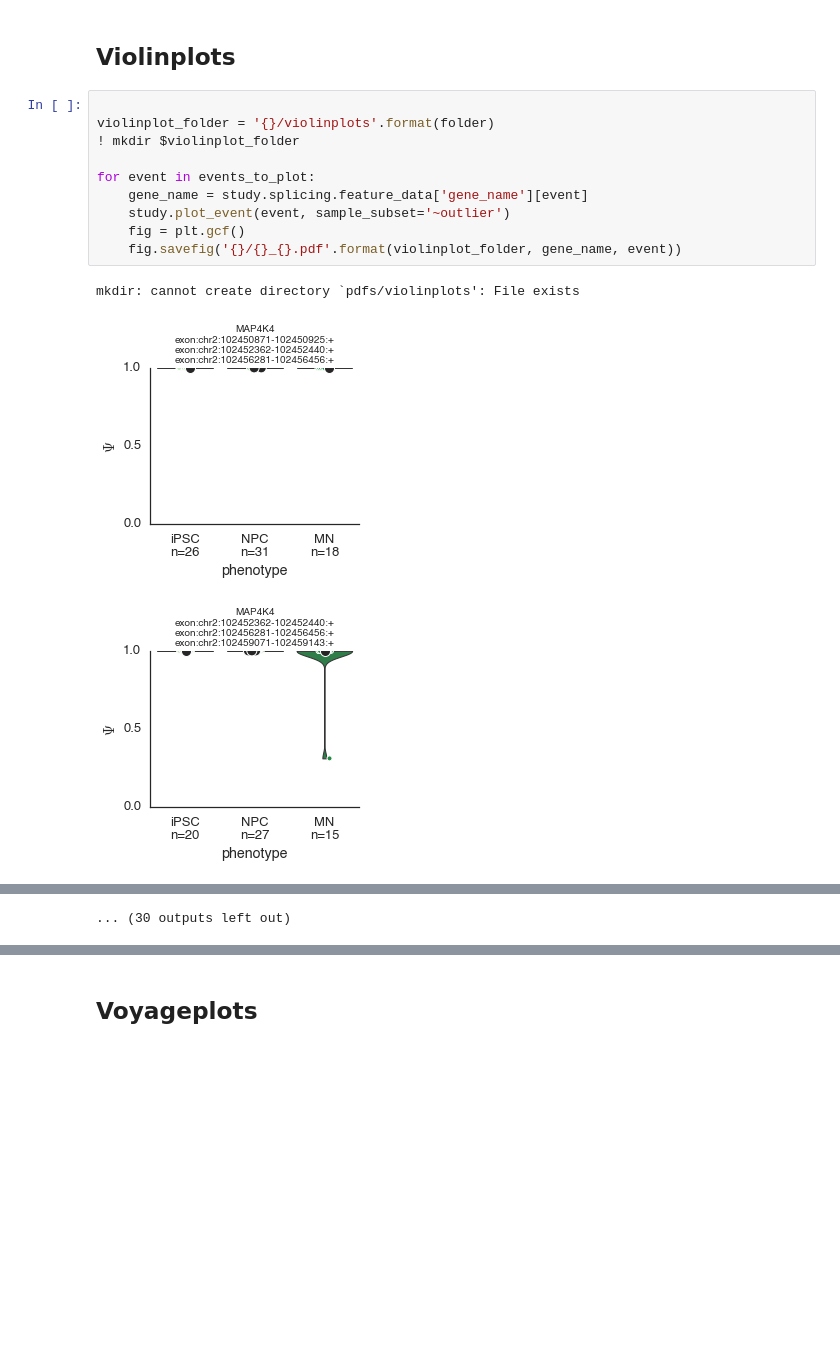
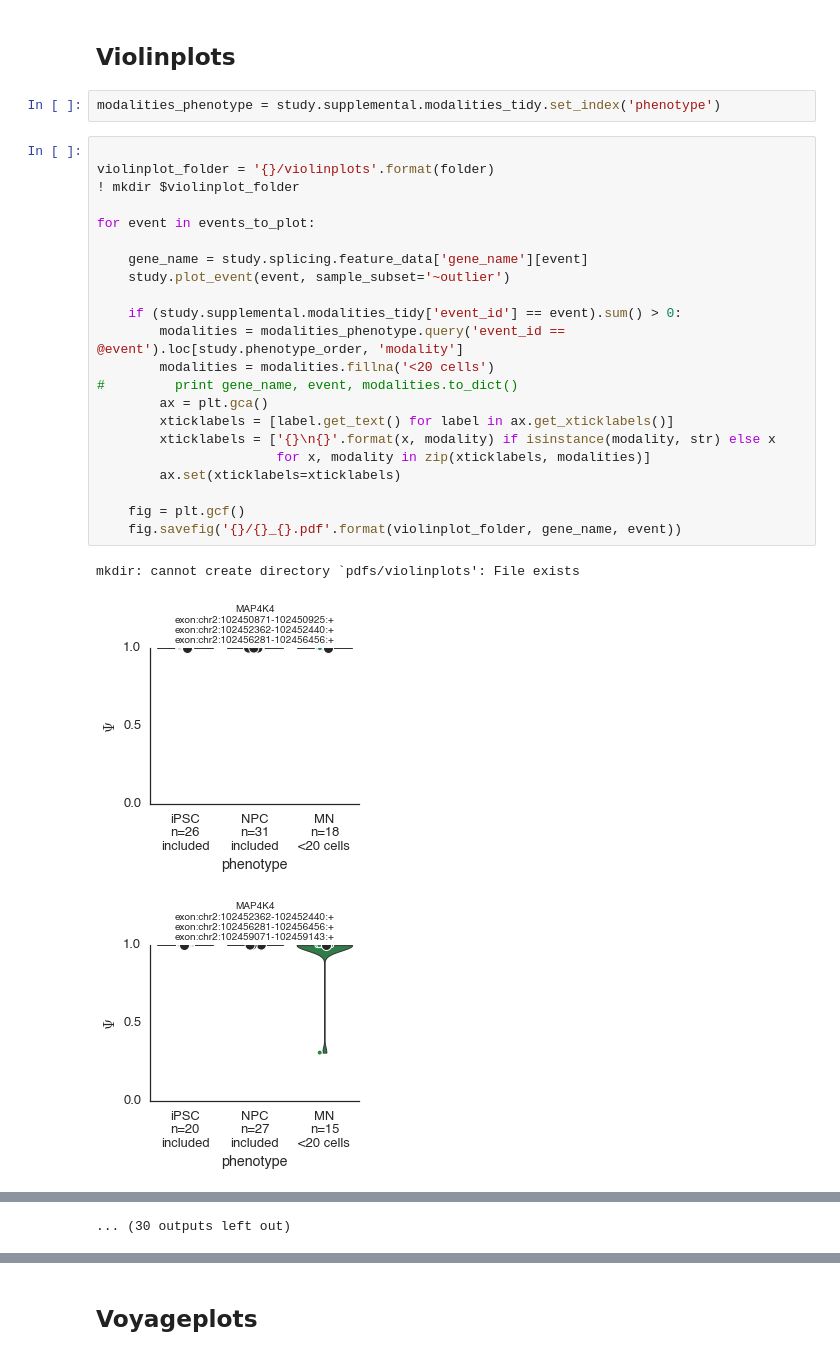
Before and after one commit to YeoLab/singlecell_pnm, a Jupyter notebook: 5._Figure_5/5.04_Figure_5K-Q_violinplots_and_voyageplots.ipynb, the cells around one changed output, grey strips where cells are left out. Drawn from its saved outputs; the diff is of its cells as text; blank space fills up the shorter version.

Commit message:
add modality to violinplots

```diff
--- a/5._Figure_5/5.04_Figure_5K-Q_violinplots_and_voyageplots.ipynb
+++ b/5._Figure_5/5.04_Figure_5K-Q_violinplots_and_voyageplots.ipynb
@@ -64,17 +68,31 @@ events_to_plot
  'exon:chr10:79796952-79797062:+@exon:chr10:79797723-79797740:+@exon:chr10:79799962-79799983:+@exon:chr10:79800373-79800471:+']
 # %% [markdown]
 ## Violinplots
+# %%
+modalities_phenotype = study.supplemental.modalities_tidy.set_index('phenotype')
 # %%
 
 violinplot_folder = '{}/violinplots'.format(folder)
 ! mkdir $violinplot_folder
 
 for event in events_to_plot:
+
     gene_name = study.splicing.feature_data['gene_name'][event]
     study.plot_event(event, sample_subset='~outlier')
+
+    if (study.supplemental.modalities_tidy['event_id'] == event).sum() > 0:
+        modalities = modalities_phenotype.query('event_id == @event').loc[study.phenotype_order, 'modality']
+        modalities = modalities.fillna('<20 cells')
+#         print gene_name, event, modalities.to_dict()
+        ax = plt.gca()
+        xticklabels = [label.get_text() for label in ax.get_xticklabels()]
+        xticklabels = ['{}\n{}'.format(x, modality) if isinstance(modality, str) else x
+                       for x, modality in zip(xticklabels, modalities)]
+        ax.set(xticklabels=xticklabels)
+
     fig = plt.gcf()
     fig.savefig('{}/{}_{}.pdf'.format(violinplot_folder, gene_name, event))
 # %% [output]
 mkdir: cannot create directory `pdfs/violinplots': File exists
-[figure, old version]
+[figure, new version]
-[figure, old version]
+[figure, new version]
```
Also changed, not shown: parts of 5 cells of this notebook, 44 other files.
